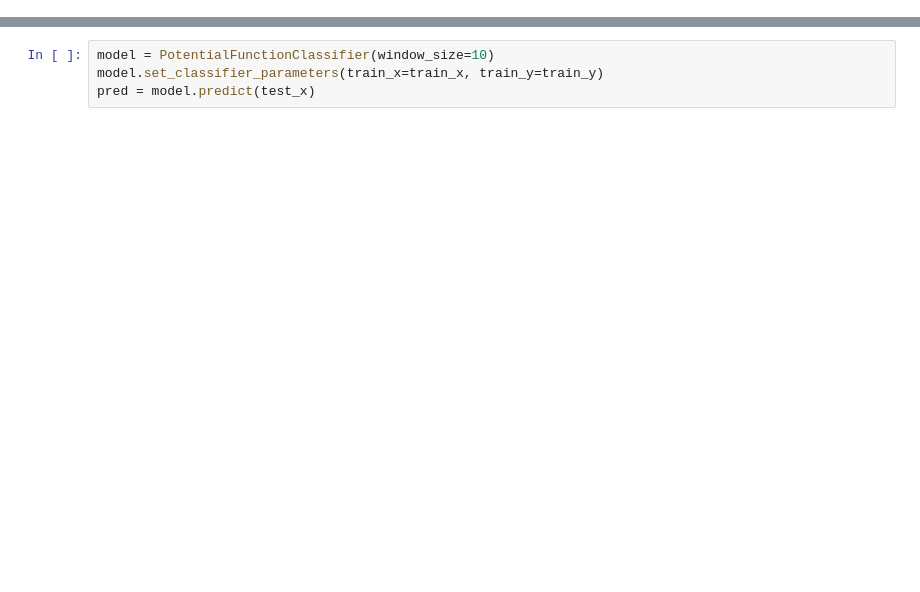
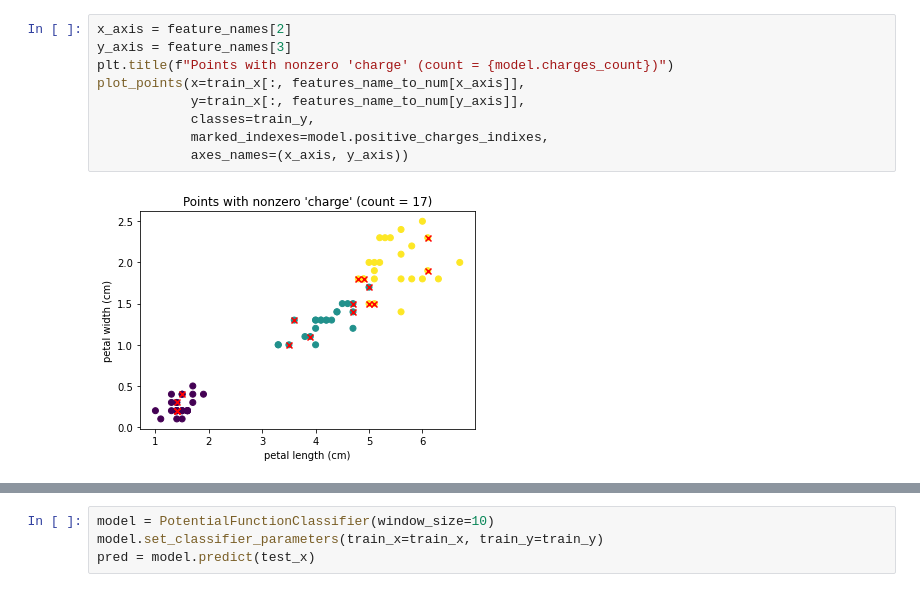
Before and after one commit to JorjeousJorje/ML, a Jupyter notebook: task 1/potential_functions.ipynb, the cells around one changed output, grey strips where cells are left out. Cells and saved outputs as stored; diff of their text form; blank space fills up the shorter version.

```diff
--- a/task 1/potential_functions.ipynb
+++ b/task 1/potential_functions.ipynb
@@ -31,0 +52,11 @@ print("Accuracy on whole data: ", metrics.accuracy_score(y, model.predict(X)))
+# %%
+x_axis = feature_names[2]
+y_axis = feature_names[3]
+plt.title(f"Points with nonzero 'charge' (count = {model.charges_count})")
+plot_points(x=train_x[:, features_name_to_num[x_axis]],
+            y=train_x[:, features_name_to_num[y_axis]],
+            сlasses=train_y,
+            marked_indexes=model.positive_charges_indixes,
+            axes_names=(x_axis, y_axis))
+# %% [output]
+[figure, added]
```
Also changed, not shown: parts of 17 cells of this notebook, 12 other files.
